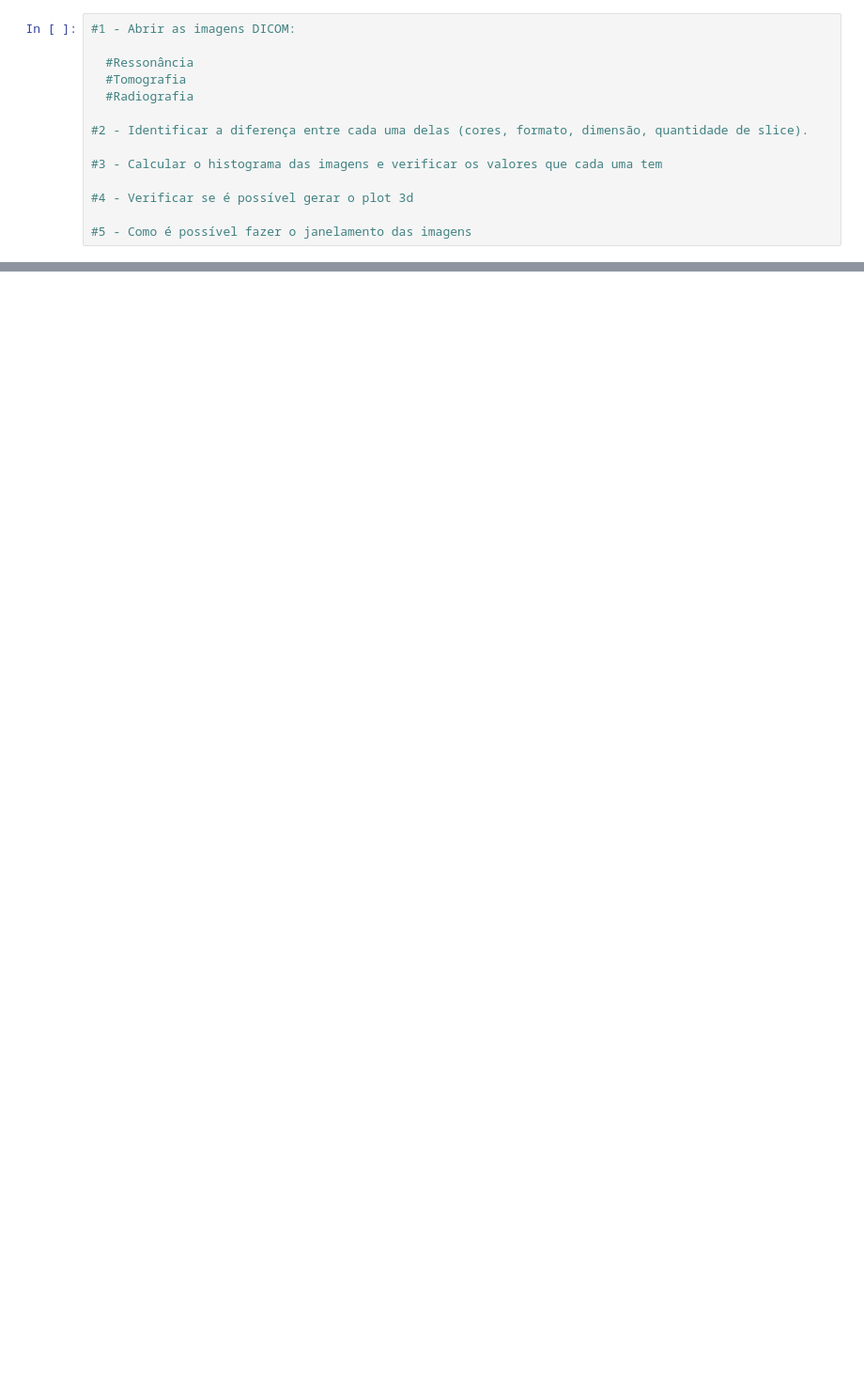
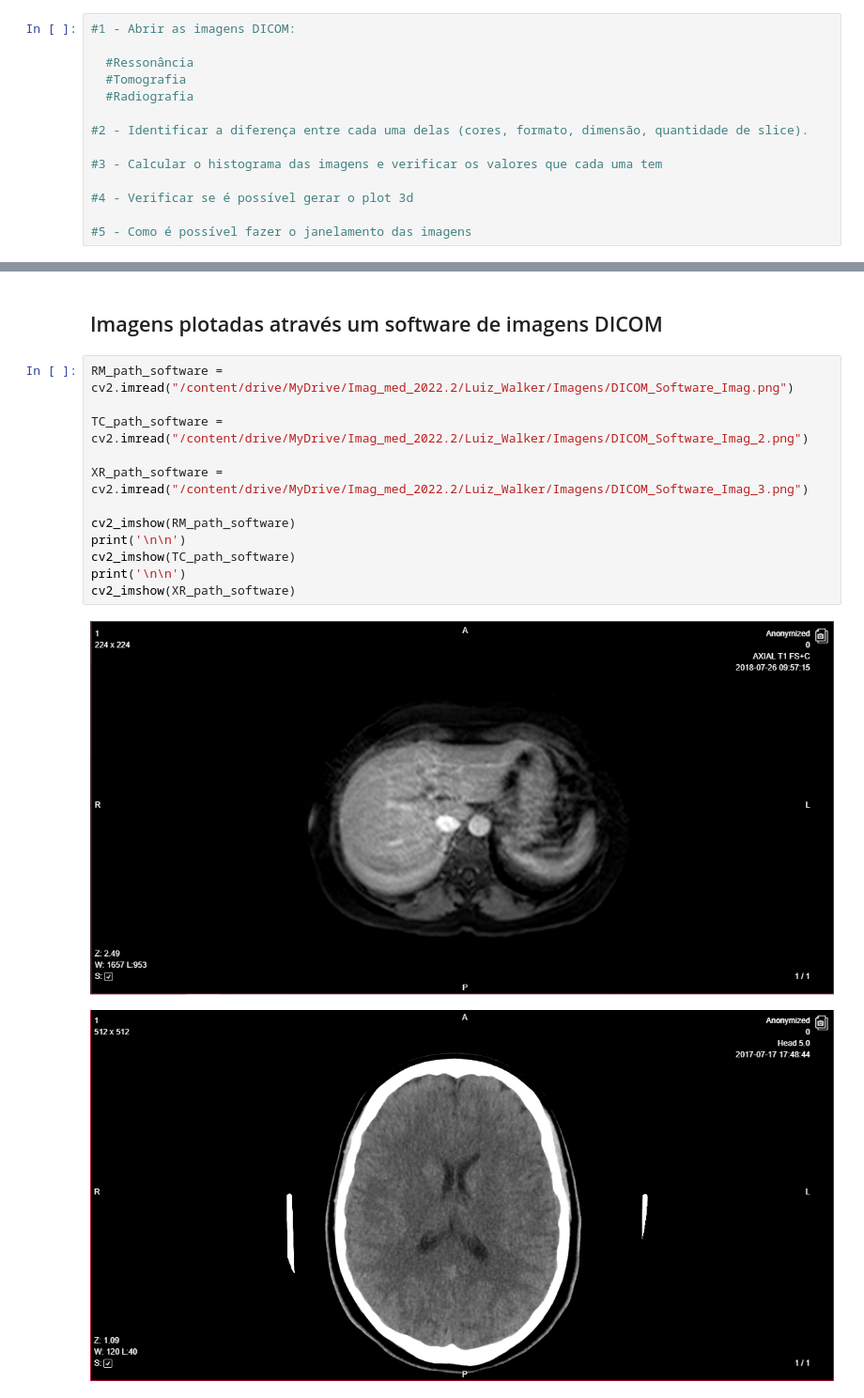
Before and after one commit to LuizWalker/PIM---Processamento-de-Imagens-Medicas, a Jupyter notebook: Atividades_Parte_2/DICOM_Atividade_1.ipynb, the cells around one changed output, grey strips where cells are left out. Shown at 94% size. Cells and saved outputs as stored; diff of their text form; blank space fills up the shorter version.

```diff
--- a/Atividades_Parte_2/DICOM_Atividade_1.ipynb
+++ b/Atividades_Parte_2/DICOM_Atividade_1.ipynb
@@ -36,0 +131,17 @@ from scipy import ndimage
+# %% [markdown]
+## Imagens plotadas através um software de imagens DICOM
+# %%
+RM_path_software = cv2.imread("/content/drive/MyDrive/Imag_med_2022.2/Luiz_Walker/Imagens/DICOM_Software_Imag.png")
+
+TC_path_software = cv2.imread("/content/drive/MyDrive/Imag_med_2022.2/Luiz_Walker/Imagens/DICOM_Software_Imag_2.png")
+
+XR_path_software = cv2.imread("/content/drive/MyDrive/Imag_med_2022.2/Luiz_Walker/Imagens/DICOM_Software_Imag_3.png")
+
+cv2_imshow(RM_path_software)
+print('\n\n')
+cv2_imshow(TC_path_software)
+print('\n\n')
+cv2_imshow(XR_path_software)
+# %% [output]
+[figure, added]
+[figure, added]
```
Also changed, not shown: parts of 22 cells of this notebook.
